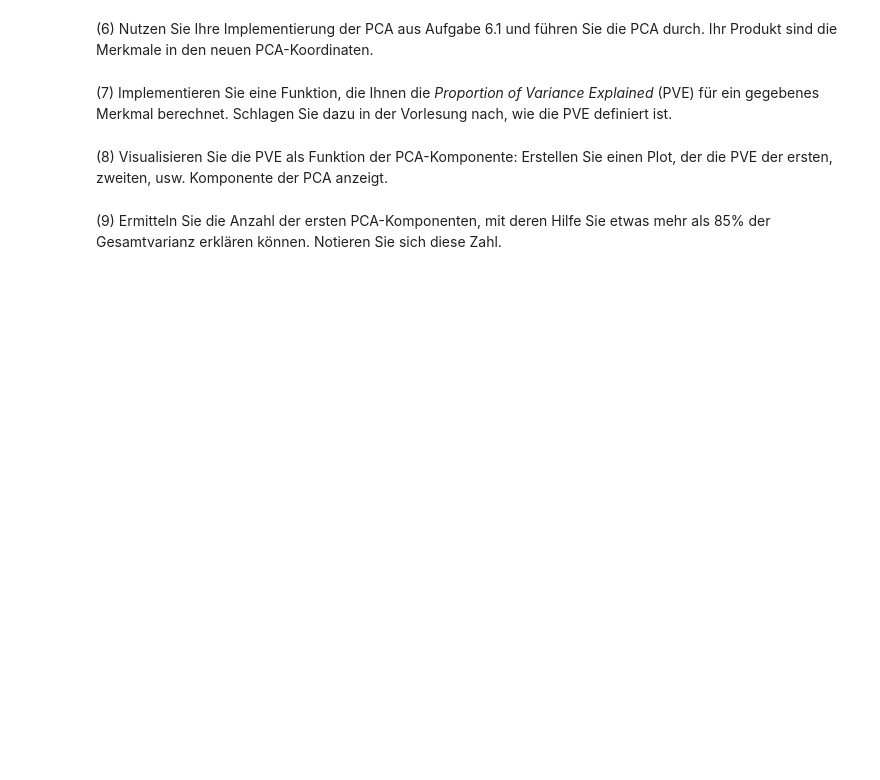
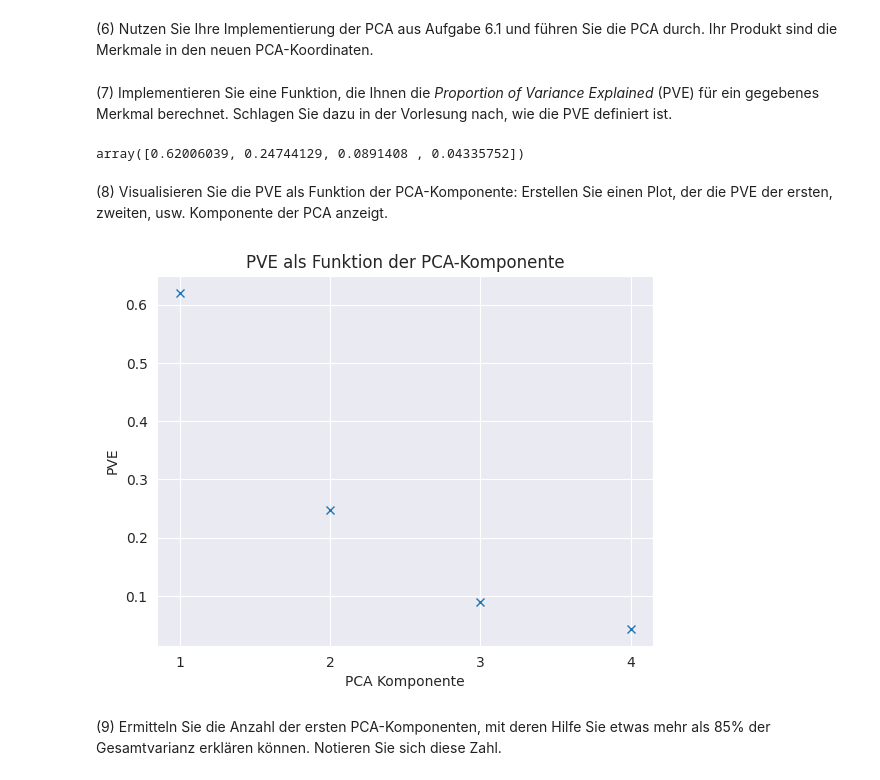
Before and after one commit to cortex359/ds.ss24, a Jupyter notebook: u06/TSRI-6.ipynb, the cells around one changed output. Cells and saved outputs as stored; diff of their text form; code cells hidden in the pictures; blank space fills up the shorter version.

```diff
--- a/u06/TSRI-6.ipynb
+++ b/u06/TSRI-6.ipynb
@@ -295,8 +355,31 @@ In dieser Übung werden wir einen klassischen Datensatz untersuchen, der aus den
+# %%
+df_z = df.set_index('Unnamed: 0')
+# Standardisieren der Daten
+df_z = (df_z - df_z.mean()) / df_z.std()
 # %% [markdown]
 (6) Nutzen Sie Ihre Implementierung der PCA aus Aufgabe 6.1 und führen Sie die PCA durch. Ihr Produkt sind die Merkmale in den neuen PCA-Koordinaten.
+# %%
+eig_vals, eig_vecs = np.linalg.eigh(np.cov(df_z, rowvar=False))
+idx = np.argsort(eig_vals)[::-1]
+eig_vals, eig_vecs = eig_vals[idx], eig_vecs[:, idx]
+#df_projected = df_z @ eig_vecs[:, :]
 # %% [markdown]
 (7) Implementieren Sie eine Funktion, die Ihnen die *Proportion of Variance Explained* (PVE) für ein gegebenes Merkmal berechnet. Schlagen Sie dazu in der Vorlesung nach, wie die PVE definiert ist.
+# %%
+pve = eig_vals / eig_vals.sum()
+pve
+# %% [output]
+array([0.62006039, 0.24744129, 0.0891408 , 0.04335752])
 # %% [markdown]
 (8) Visualisieren Sie die PVE als Funktion der PCA-Komponente: Erstellen Sie einen Plot, der die PVE der ersten, zweiten, usw. Komponente der PCA anzeigt.
+# %%
+plt.title("PVE als Funktion der PCA-Komponente")
+plt.plot(np.arange(len(idx)) + 1, pve, "x")
+plt.ylabel("PVE")
+plt.xlabel("PCA Komponente")
+plt.xticks(np.arange(len(idx)) + 1)
+plt.show()
+# %% [output]
+[figure, added]
 # %% [markdown]
 (9) Ermitteln Sie die Anzahl der ersten PCA-Komponenten, mit deren Hilfe Sie etwas mehr als 85% der Gesamtvarianz erklären können. Notieren Sie sich diese Zahl.
```
Also changed, not shown: parts of 16 cells of this notebook, 1 other file.
